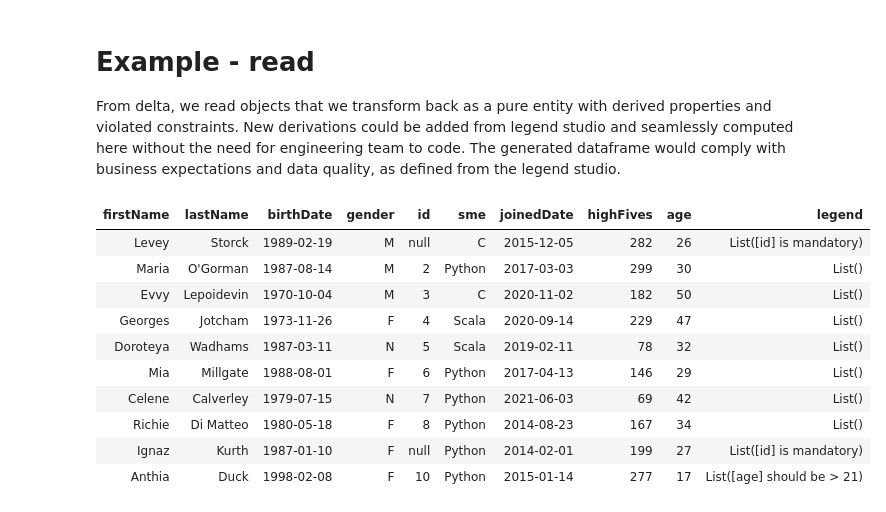
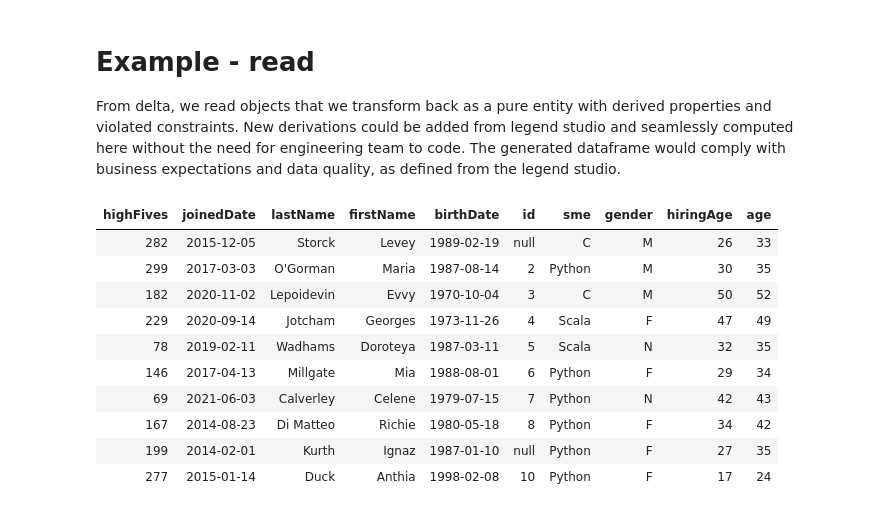
Before and after one commit to finos/legend-community-delta, a Jupyter notebook: databricks-scala.ipynb, the cells around one changed output. Drawn from its saved outputs; the diff is of its cells as text; code cells hidden in the pictures.

```diff
--- a/databricks-scala.ipynb
+++ b/databricks-scala.ipynb
@@ -165,17 +198,17 @@ transformedDf.write.format("delta").mode("append").saveAsTable(tableName)
 From delta, we read objects that we transform back as a pure entity with derived properties and violated constraints. New derivations could be added from legend studio and seamlessly computed here without the need for engineering team to code. The generated dataframe would comply with business expectations and data quality, as defined from the legend studio.
 # %%
 %scala
-val legendDf = spark.read.legend("databricks::mapping::employee_delta")
+val legendDf = legend.query("databricks::mapping::employee_delta")
 display(legendDf.limit(10))
 # %% [output]
-| firstName | lastName | birthDate | gender | id | sme | joinedDate | highFives | age | legend |
-| Levey | Storck | 1989-02-19 | M | null | C | 2015-12-05 | 282 | 26 | List([id] is mandatory) |
-| Maria | O'Gorman | 1987-08-14 | M | 2 | Python | 2017-03-03 | 299 | 30 | List() |
-| Evvy | Lepoidevin | 1970-10-04 | M | 3 | C | 2020-11-02 | 182 | 50 | List() |
-| Georges | Jotcham | 1973-11-26 | F | 4 | Scala | 2020-09-14 | 229 | 47 | List() |
-| Doroteya | Wadhams | 1987-03-11 | N | 5 | Scala | 2019-02-11 | 78 | 32 | List() |
-| Mia | Millgate | 1988-08-01 | F | 6 | Python | 2017-04-13 | 146 | 29 | List() |
-| Celene | Calverley | 1979-07-15 | N | 7 | Python | 2021-06-03 | 69 | 42 | List() |
-| Richie | Di Matteo | 1980-05-18 | F | 8 | Python | 2014-08-23 | 167 | 34 | List() |
-| Ignaz | Kurth | 1987-01-10 | F | null | Python | 2014-02-01 | 199 | 27 | List([id] is mandatory) |
-| Anthia | Duck | 1998-02-08 | F | 10 | Python | 2015-01-14 | 277 | 17 | List([age] should be > 21) |
+| highFives | joinedDate | lastName | firstName | birthDate | id | sme | gender | hiringAge | age |
+| 282 | 2015-12-05 | Storck | Levey | 1989-02-19 | null | C | M | 26 | 33 |
+| 299 | 2017-03-03 | O'Gorman | Maria | 1987-08-14 | 2 | Python | M | 30 | 35 |
+| 182 | 2020-11-02 | Lepoidevin | Evvy | 1970-10-04 | 3 | C | M | 50 | 52 |
+| 229 | 2020-09-14 | Jotcham | Georges | 1973-11-26 | 4 | Scala | F | 47 | 49 |
+| 78 | 2019-02-11 | Wadhams | Doroteya | 1987-03-11 | 5 | Scala | N | 32 | 35 |
+| 146 | 2017-04-13 | Millgate | Mia | 1988-08-01 | 6 | Python | F | 29 | 34 |
+| 69 | 2021-06-03 | Calverley | Celene | 1979-07-15 | 7 | Python | N | 42 | 43 |
+| 167 | 2014-08-23 | Di Matteo | Richie | 1980-05-18 | 8 | Python | F | 34 | 42 |
+| 199 | 2014-02-01 | Kurth | Ignaz | 1987-01-10 | null | Python | F | 27 | 35 |
+| 277 | 2015-01-14 | Duck | Anthia | 1998-02-08 | 10 | Python | F | 17 | 24 |
```
Also changed, not shown: parts of 13 cells of this notebook, 19 other files.
